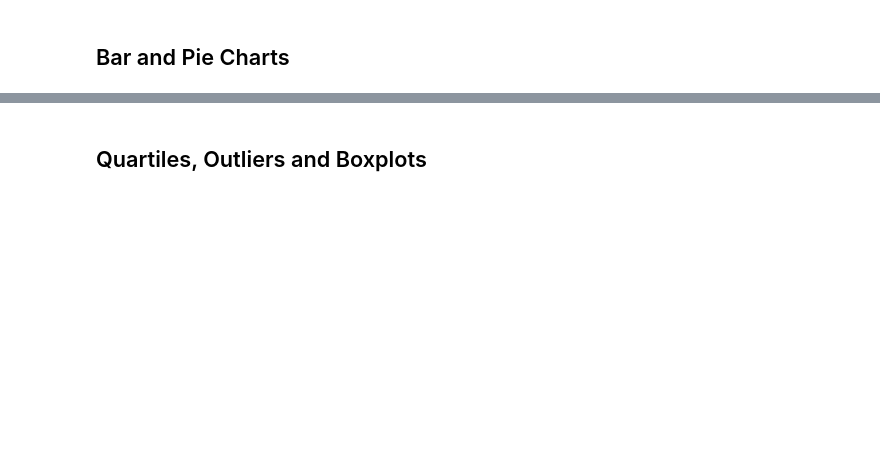
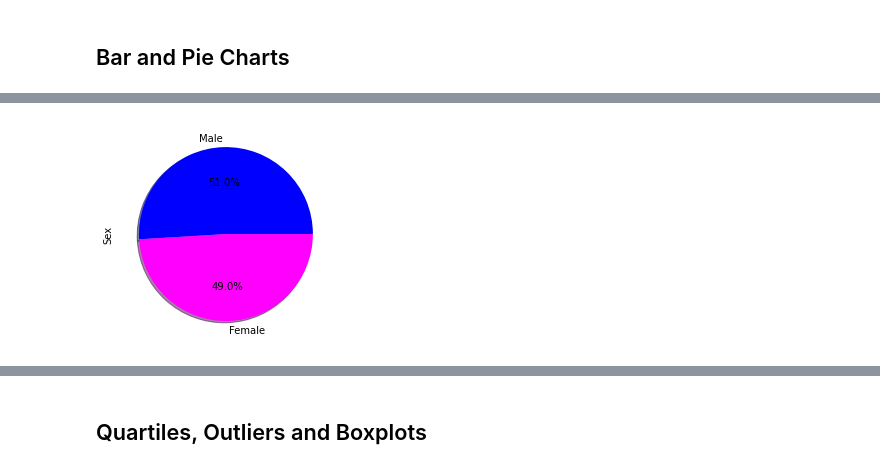
Before and after one commit to Connelito/Matplotlib-challenge, a Jupyter notebook: Pymaceuticals/pymaceuticals_starter.ipynb, the cells around one changed output, grey strips where cells are left out. Cells and saved outputs as stored; diff of their text form; code cells hidden in the pictures; blank space fills up the shorter version.

```diff
--- a/Pymaceuticals/pymaceuticals_starter.ipynb
+++ b/Pymaceuticals/pymaceuticals_starter.ipynb
@@ -90,4 +156,15 @@ len(mouse_study_df)
 # %%
 # Generate a pie plot showing the distribution of female versus male mice using pandas
+mf_count = clean_total_mice_df['Sex'].value_counts()
+labels = mf_count.values
+sizes = mf_count.values
+colors = ['blue', 'magenta']
+mf_count.plot(kind = 'pie', colors = colors, autopct = '%1.1f%%', shadow = True, startangle = 360)
+
+#Formatting
+plt.ylabel('Sex')
+plt.show()
+# %% [output]
+[figure, added]
 # %%
 # Generate a pie plot showing the distribution of female versus male mice using pyplot
```
Also changed, not shown: parts of 27 cells of this notebook.
